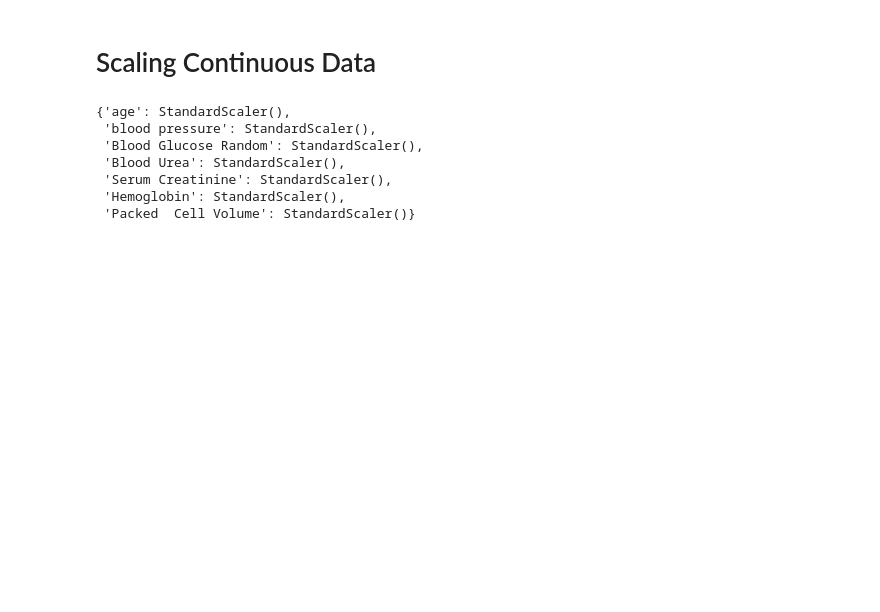
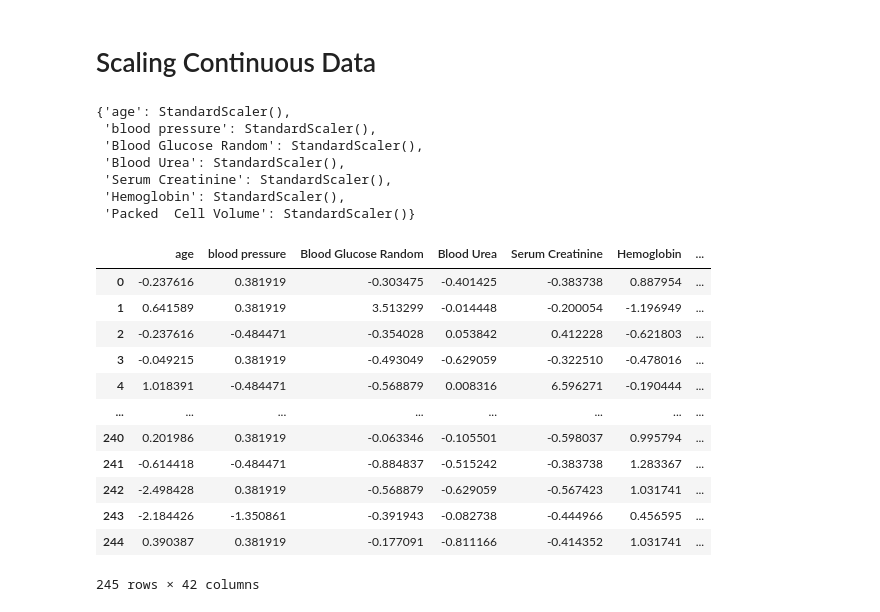
Before and after one commit to Priyagha/Chronic_Kidney_Disease, a Jupyter notebook: Chronic_Kidney_Disease.ipynb, the cells around one changed output. Cells and saved outputs as stored; diff of their text form; code cells hidden in the pictures; blank space fills up the shorter version.

```diff
--- a/Chronic_Kidney_Disease.ipynb
+++ b/Chronic_Kidney_Disease.ipynb
@@ -149,3 +149,19 @@ feature_scalar
  'Serum Creatinine': StandardScaler(),
  'Hemoglobin': StandardScaler(),
  'Packed  Cell Volume': StandardScaler()}
+# %%
+df
+# %% [output]
+|  | age | blood pressure | Blood Glucose Random | Blood Urea | Serum Creatinine | Hemoglobin | ... |
+| 0 | -0.237616 | 0.381919 | -0.303475 | -0.401425 | -0.383738 | 0.887954 | ... |
+| 1 | 0.641589 | 0.381919 | 3.513299 | -0.014448 | -0.200054 | -1.196949 | ... |
+| 2 | -0.237616 | -0.484471 | -0.354028 | 0.053842 | 0.412228 | -0.621803 | ... |
+| 3 | -0.049215 | 0.381919 | -0.493049 | -0.629059 | -0.322510 | -0.478016 | ... |
+| 4 | 1.018391 | -0.484471 | -0.568879 | 0.008316 | 6.596271 | -0.190444 | ... |
+| ... | ... | ... | ... | ... | ... | ... | ... |
+| 240 | 0.201986 | 0.381919 | -0.063346 | -0.105501 | -0.598037 | 0.995794 | ... |
+| 241 | -0.614418 | -0.484471 | -0.884837 | -0.515242 | -0.383738 | 1.283367 | ... |
+| 242 | -2.498428 | 0.381919 | -0.568879 | -0.629059 | -0.567423 | 1.031741 | ... |
+| 243 | -2.184426 | -1.350861 | -0.391943 | -0.082738 | -0.444966 | 0.456595 | ... |
+| 244 | 0.390387 | 0.381919 | -0.177091 | -0.811166 | -0.414352 | 1.031741 | ... |
+245 rows × 42 columns
```
